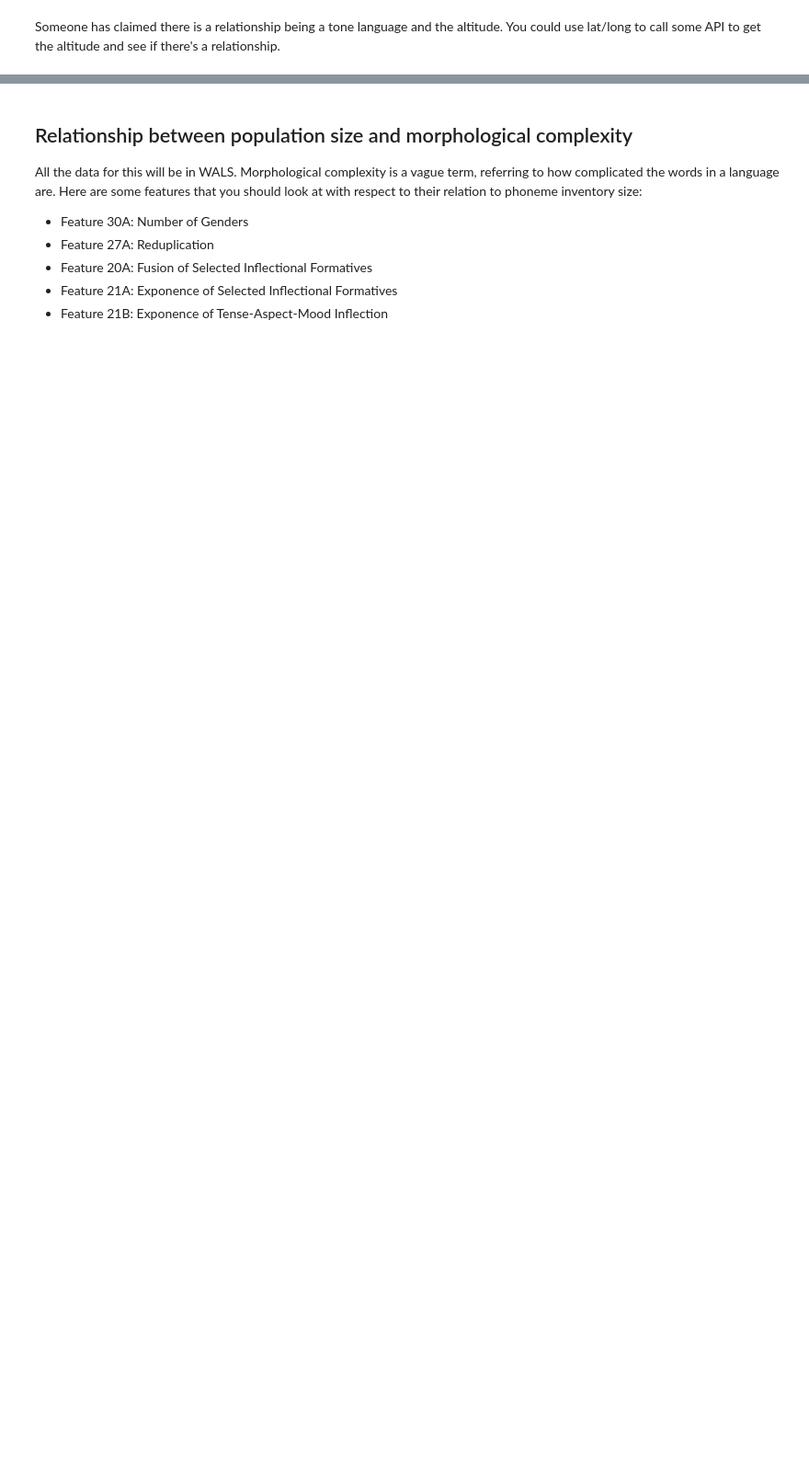
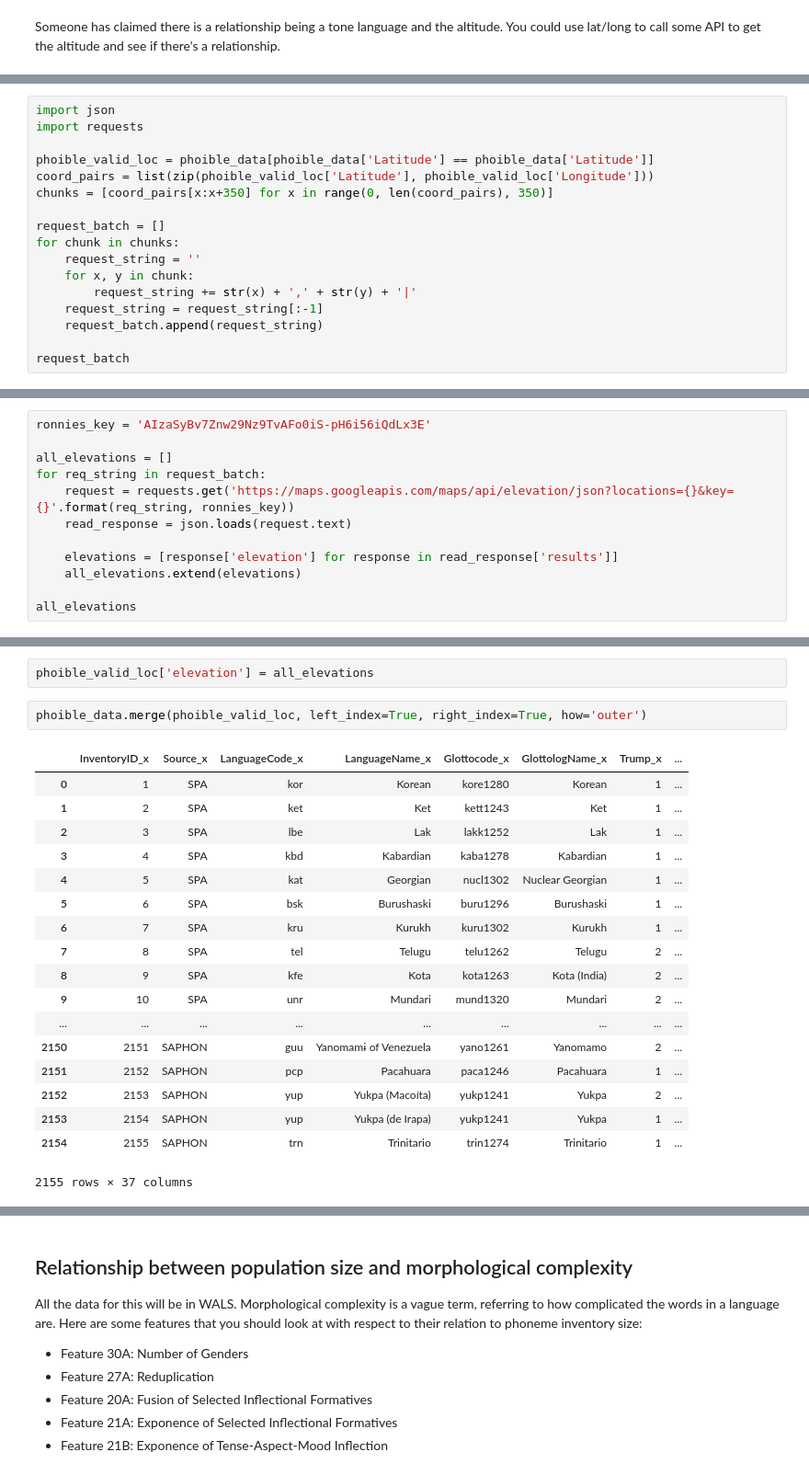
Before and after one commit to ds-modules/COGSCI-1B, a Jupyter notebook: Exploration.ipynb, the cells around one changed output, grey strips where cells are left out. Shown at 92% size. Cells and saved outputs as stored; diff of their text form; blank space fills up the shorter version.

```diff
--- a/Exploration.ipynb
+++ b/Exploration.ipynb
@@ -203,0 +368,17 @@ Someone has claimed there is a relationship being a tone language and the altitu
+# %%
+import json
+import requests
+
+phoible_valid_loc = phoible_data[phoible_data['Latitude'] == phoible_data['Latitude']]
+coord_pairs = list(zip(phoible_valid_loc['Latitude'], phoible_valid_loc['Longitude']))
+chunks = [coord_pairs[x:x+350] for x in range(0, len(coord_pairs), 350)]
+
+request_batch = []
+for chunk in chunks:
+    request_string = ''
+    for x, y in chunk:
+        request_string += str(x) + ',' + str(y) + '|'
+    request_string = request_string[:-1]
+    request_batch.append(request_string)
+
+request_batch
@@ -203,0 +393,12 @@ Someone has claimed there is a relationship being a tone language and the altitu
+# %%
+ronnies_key = 'AIzaSyBv7Znw29Nz9TvAFo0iS-pH6i56iQdLx3E'
+
+all_elevations = []
+for req_string in request_batch:
+    request = requests.get('https://maps.googleapis.com/maps/api/elevation/json?locations={}&key={}'.format(req_string, ronnies_key))
+    read_response = json.loads(request.text)
+
+    elevations = [response['elevation'] for response in read_response['results']]
+    all_elevations.extend(elevations)
+
+all_elevations
@@ -203,0 +427,23 @@ Someone has claimed there is a relationship being a tone language and the altitu
+# %%
+phoible_valid_loc['elevation'] = all_elevations
+# %%
+phoible_data.merge(phoible_valid_loc, left_index=True, right_index=True, how='outer')
+# %% [output]
+|  | InventoryID_x | Source_x | LanguageCode_x | LanguageName_x | Glottocode_x | GlottologName_x | Trump_x | ... |
+| 0 | 1 | SPA | kor | Korean | kore1280 | Korean | 1 | ... |
+| 1 | 2 | SPA | ket | Ket | kett1243 | Ket | 1 | ... |
+| 2 | 3 | SPA | lbe | Lak | lakk1252 | Lak | 1 | ... |
+| 3 | 4 | SPA | kbd | Kabardian | kaba1278 | Kabardian | 1 | ... |
+| 4 | 5 | SPA | kat | Georgian | nucl1302 | Nuclear Georgian | 1 | ... |
+| 5 | 6 | SPA | bsk | Burushaski | buru1296 | Burushaski | 1 | ... |
+| 6 | 7 | SPA | kru | Kurukh | kuru1302 | Kurukh | 1 | ... |
+| 7 | 8 | SPA | tel | Telugu | telu1262 | Telugu | 2 | ... |
+| 8 | 9 | SPA | kfe | Kota | kota1263 | Kota (India) | 2 | ... |
+| 9 | 10 | SPA | unr | Mundari | mund1320 | Mundari | 2 | ... |
+| ... | ... | ... | ... | ... | ... | ... | ... | ... |
+| 2150 | 2151 | SAPHON | guu | Yanomamɨ of Venezuela | yano1261 | Yanomamo | 2 | ... |
+| 2151 | 2152 | SAPHON | pcp | Pacahuara | paca1246 | Pacahuara | 1 | ... |
+| 2152 | 2153 | SAPHON | yup | Yukpa (Macoíta) | yukp1241 | Yukpa | 2 | ... |
+| 2153 | 2154 | SAPHON | yup | Yukpa (de Irapa) | yukp1241 | Yukpa | 1 | ... |
+| 2154 | 2155 | SAPHON | trn | Trinitario | trin1274 | Trinitario | 1 | ... |
+2155 rows × 37 columns
```
Also changed, not shown: parts of 27 cells of this notebook, 1 other file.
